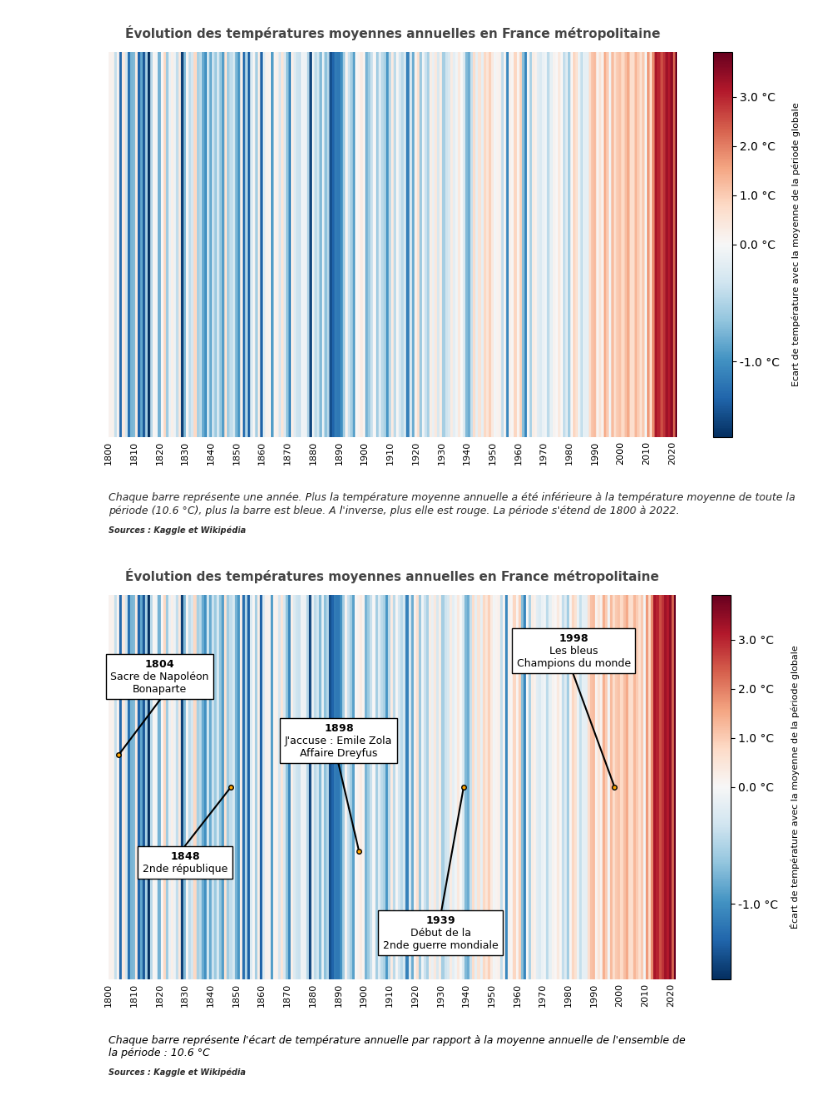
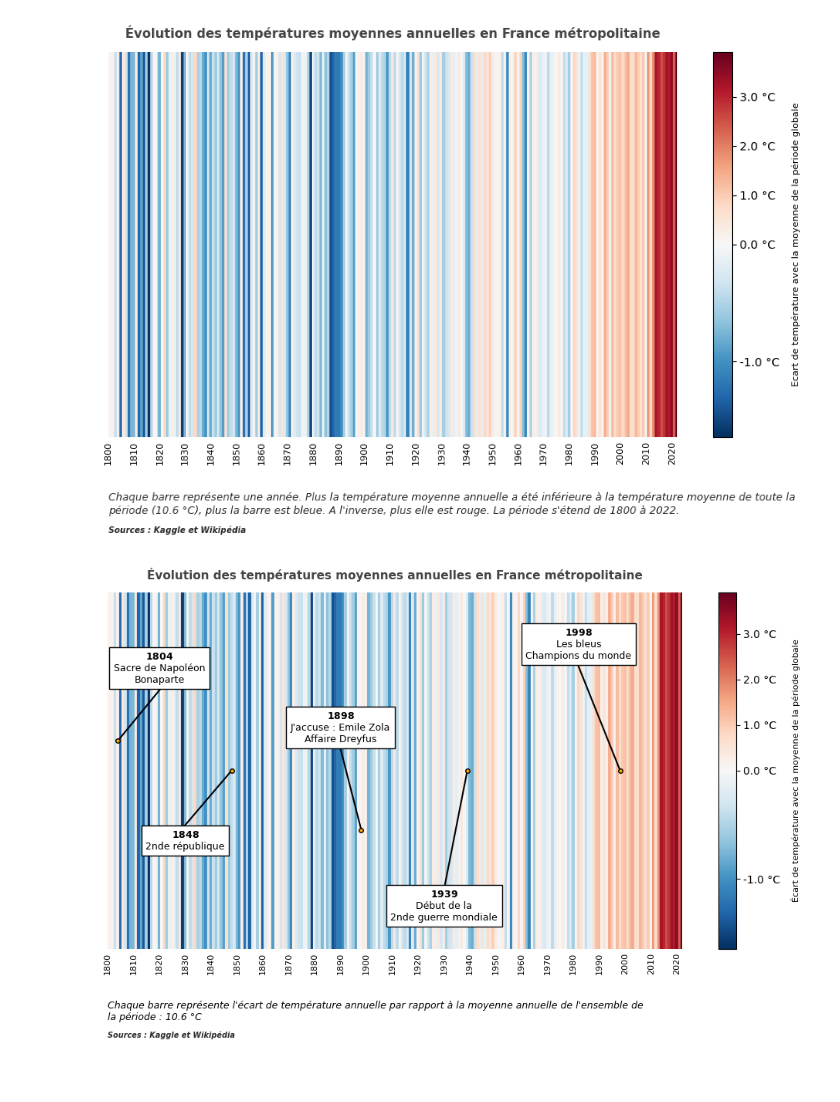
Before and after one commit to bandeDeCodeurs/dataviz_temperatures_france, a Jupyter notebook: dataviz_temperatures_france.ipynb, the cells around one changed output. Drawn from its saved outputs; the diff is of its cells as text; code cells hidden in the pictures; blank space fills up the shorter version.

Commit message:
sauvegarde image haute def

```diff
--- a/dataviz_temperatures_france.ipynb
+++ b/dataviz_temperatures_france.ipynb
@@ -377,7 +377,7 @@ import matplotlib as mpl
 #Améliorations :
 cpt = 0
 height = 600
-width = 1100
+width = 1200
 
 px = 1/plt.rcParams['figure.dpi']
 fig,ax = plt.subplots(figsize=(width*px,height*px))
@@ -404,32 +404,33 @@ plt.text(0, -150, "Sources : Kaggle et Wikipédia", fontsize=7,fontstyle="italic
 #colorbar
 norm = mpl.colors.TwoSlopeNorm(vmin=min-mean,vcenter=0,vmax=max-mean)
 cb = fig.colorbar(mpl.cm.ScalarMappable(norm=norm, cmap=cmap),ax=ax,format="%.1f °C")
 cb.set_label(label="Écart de température avec la moyenne de la période globale",fontsize=8,labelpad=10)
 
 #Ajout des éléments textuels de repères temporels
 props = dict(facecolor='white', alpha=1)
 
 def textBox(posX,posY,text,destX,destY):
     plt.text(posX, posY, text, fontsize=9, verticalalignment='top', bbox=props,ha="center")
     plt.plot(destX, destY, marker="o", markersize=4, markeredgecolor="black", markerfacecolor="orange")
 
 #----
 
 plt.plot([24, 4], [456, 350], "black")
 textBox(20,500,r"$\bf{1804}$" + "\nSacre de Napoléon\nBonaparte",4,350)
 
 plt.plot([30, 48], [208, 300], "black")
 textBox(30,200,r"$\bf{1848}$" + "\n2nde république",48,300)
 
 plt.plot([90, 98], [336, 200], "black")
 textBox(90,400,r"$\bf{1898}$" + "\nJ'accuse : Emile Zola\nAffaire Dreyfus",98,200)
 
 plt.plot([130, 139], [100, 300], "black")
 textBox(130,100,r"$\bf{1939}$" + "\nDébut de la\n2nde guerre mondiale",139,300)
 
 plt.plot([176, 198], [540, 300], "black")
 textBox(182,540,r"$\bf{1998}$" + "\nLes bleus\nChampions du monde",198,300)
 
-plt.show()
+#plt.show()
+plt.savefig('my_plot.png',format="png", dpi=1200)
 # %% [output]
-[figure, old version]
+[figure, new version]
```
